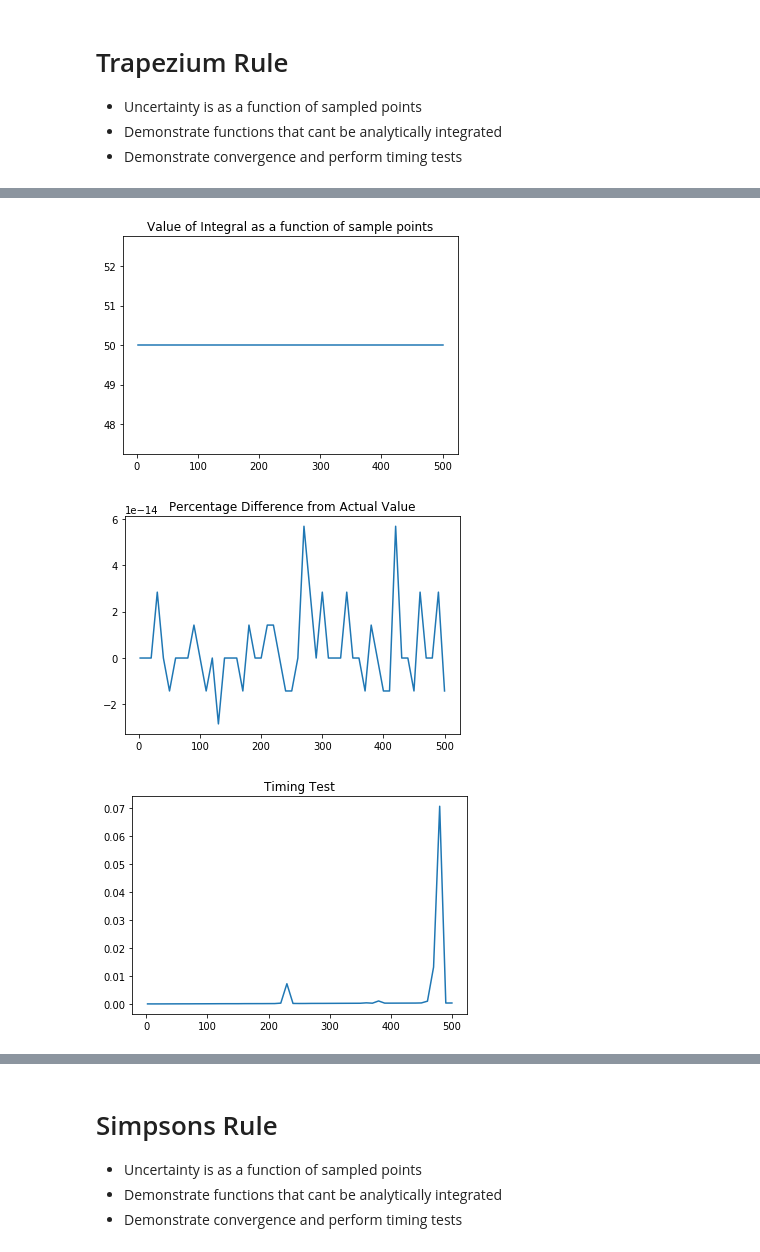
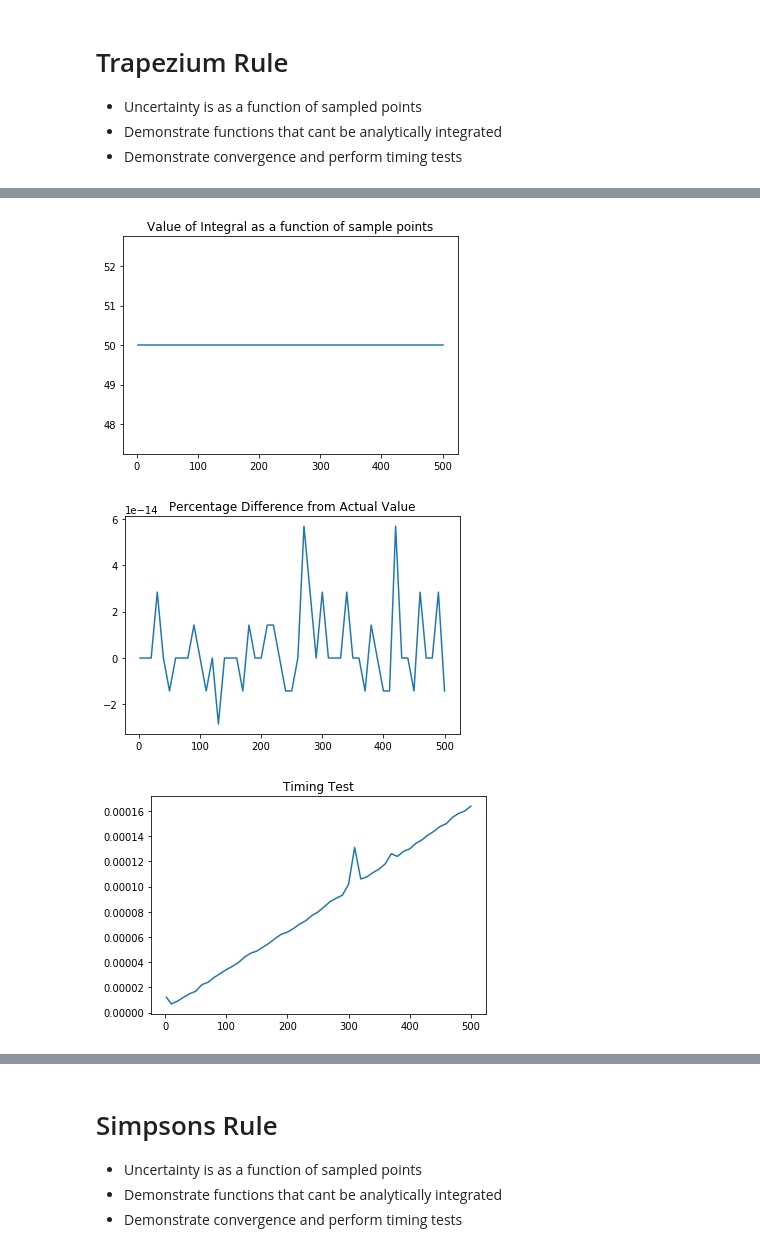
Before and after one commit to xlr91/Integration-Methods-PP, a Jupyter notebook: Stuff for Lab Report.ipynb, the cells around one changed output, grey strips where cells are left out. Saved outputs shown, nothing was run; the diff lists cells and outputs as text; code cells hidden in the pictures.

```diff
--- a/Stuff for Lab Report.ipynb
+++ b/Stuff for Lab Report.ipynb
@@ -60,6 +193,6 @@ F3.plotme(0, 10, 0, realvalue=2500)
 - Demonstrate functions that cant be analytically integrated
 - Demonstrate convergence and perform timing tests
 # %%
-F1.plotmeval(0, 10, 1, realvalue=50)
-F1.plotme(0, 10, 1, realvalue=50)
+plotmeval(F1, 0, 10, 1, realvalue=50)
+plotme(F1, 0, 10, 1, realvalue=50)
 # %% [output]
@@ -67,4 +200,4 @@ F1.plotme(0, 10, 1, realvalue=50)
 [figure]
 [figure]
-[figure, old version]
+[figure, new version]
 # %%
```
Also changed, not shown: parts of 30 cells of this notebook, 4 other files.
